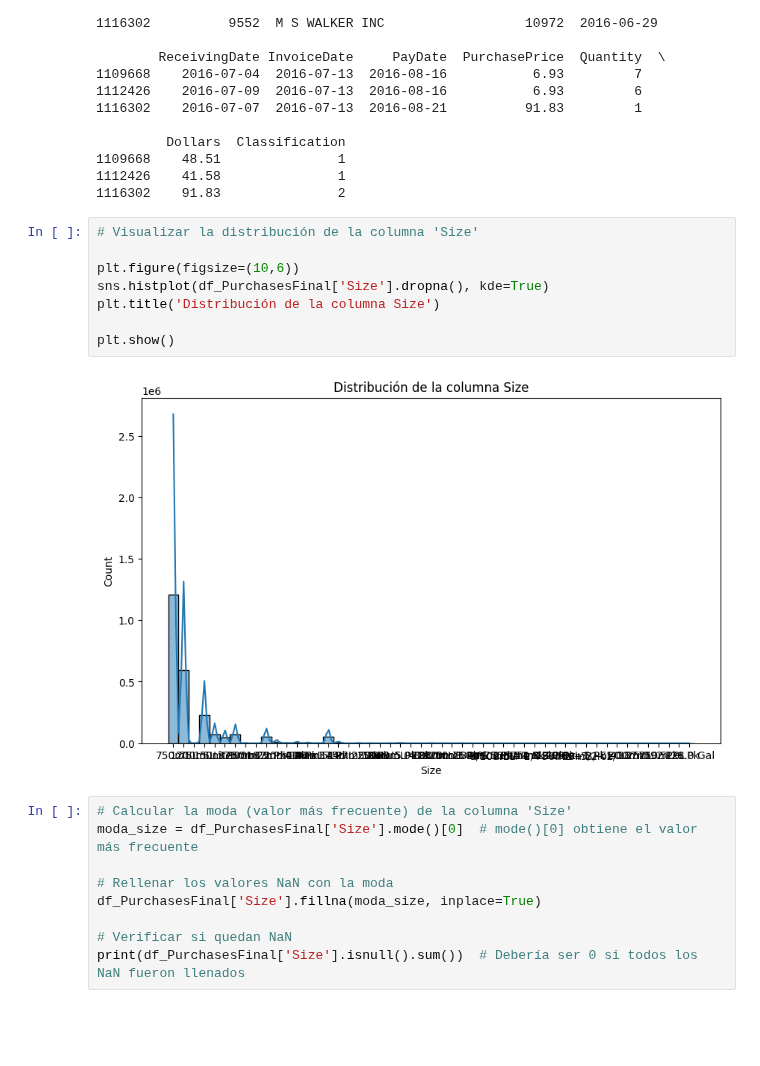
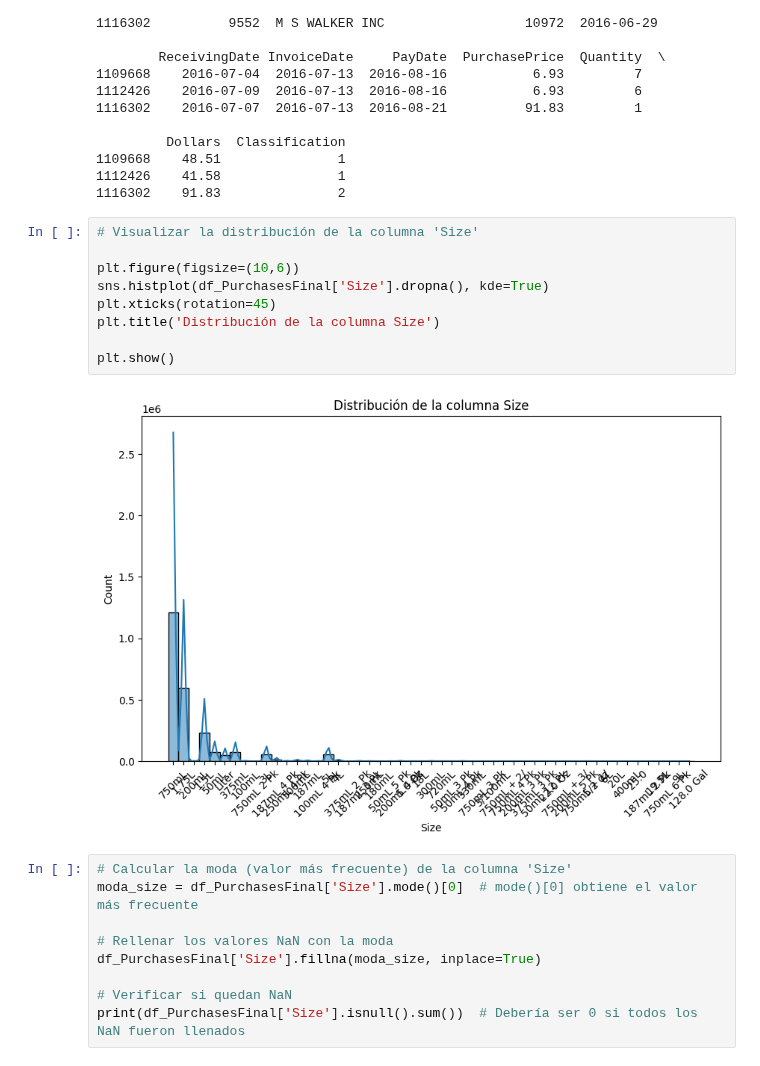
Before and after one commit to danipars/Analisis_Inventario_Distribuidora_Licores_AMCDrinks, a Jupyter notebook: EDA/ComprasFinalDetalle.ipynb, the cells around one changed output. Drawn from its saved outputs; the diff is of its cells as text; blank space fills up the shorter version.

```diff
--- a/EDA/ComprasFinalDetalle.ipynb
+++ b/EDA/ComprasFinalDetalle.ipynb
@@ -103,13 +103,14 @@ print(null_description_row)
 # %%
 # Visualizar la distribución de la columna 'Size'
 
 plt.figure(figsize=(10,6))
 sns.histplot(df_PurchasesFinal['Size'].dropna(), kde=True)
+plt.xticks(rotation=45)
 plt.title('Distribución de la columna Size')
 
 plt.show()
 # %% [output]
-[figure, old version]
+[figure, new version]
 # %%
 # Calcular la moda (valor más frecuente) de la columna 'Size'
 moda_size = df_PurchasesFinal['Size'].mode()[0]  # mode()[0] obtiene el valor más frecuente
```
Also changed, not shown: parts of 13 cells of this notebook.
